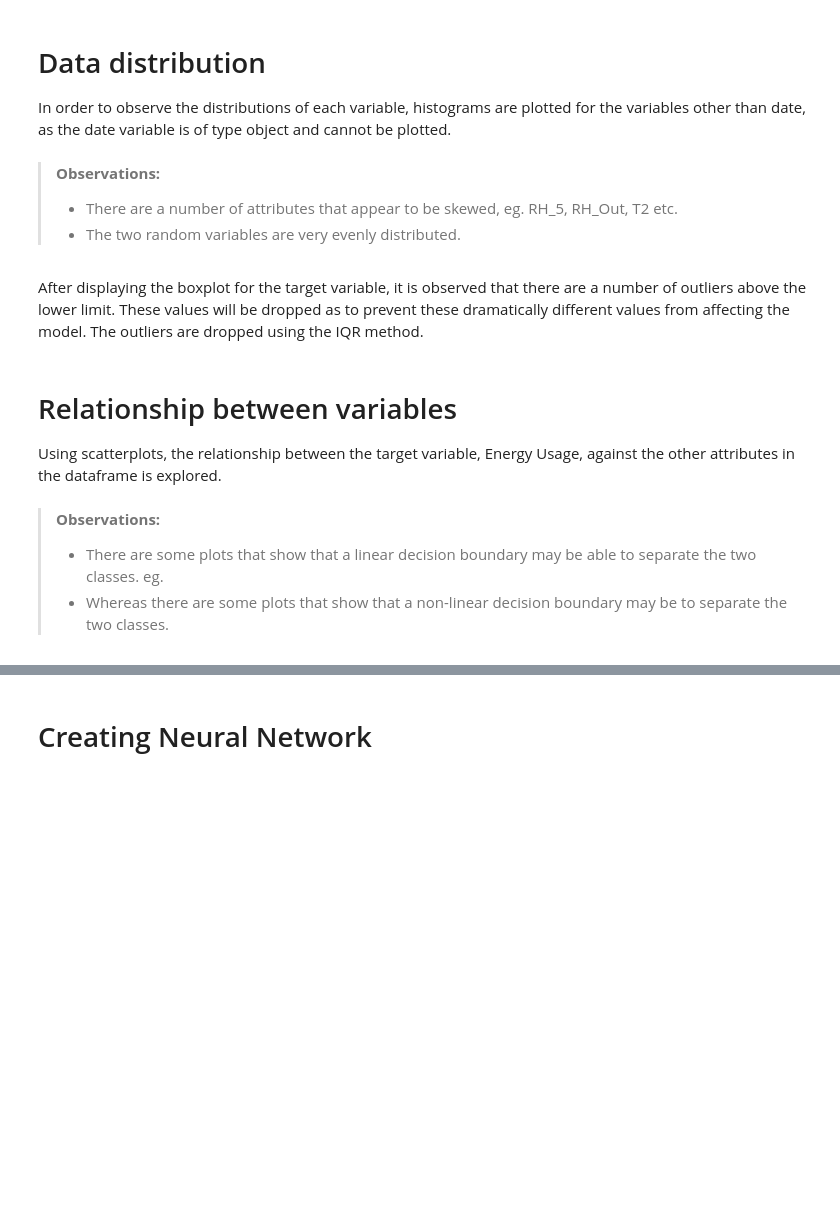
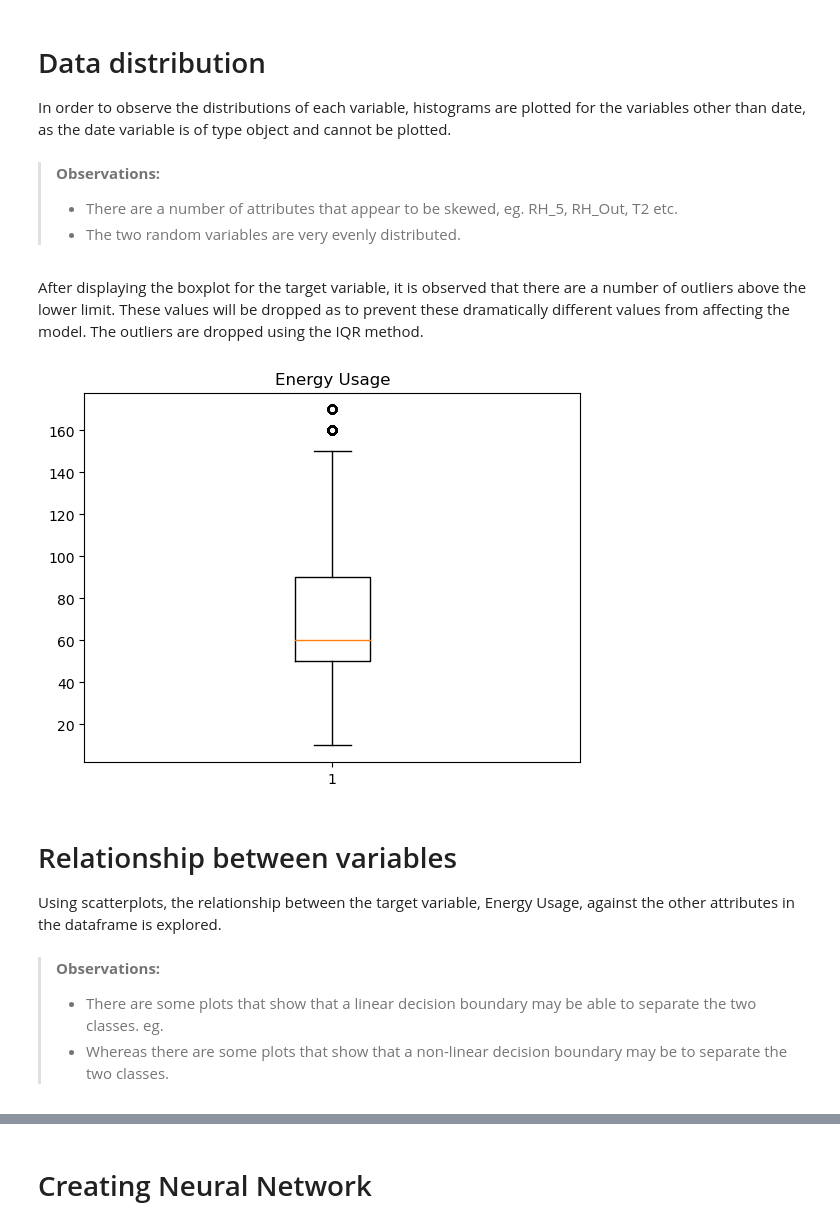
Before and after one commit to packofgum601/MachineLearningA2, a Jupyter notebook: assignment2.ipynb, the cells around one changed output, grey strips where cells are left out. Cells and saved outputs as stored; diff of their text form; code cells hidden in the pictures; blank space fills up the shorter version.

```diff
--- a/assignment2.ipynb
+++ b/assignment2.ipynb
@@ -47,6 +82,7 @@ for i, column in enumerate(columns):
     plt.tight_layout()
 # %% [markdown]
 > **Observations:**
+>
 > - There are a number of attributes that appear to be skewed, eg. RH_5, RH_Out, T2 etc.
 > - The two random variables are very evenly distributed.
 # %%
@@ -57,22 +93,27 @@ plt.show()
 # %% [markdown]
 After displaying the boxplot for the target variable, it is observed that there are a number of outliers above the lower limit. These values will be dropped as to prevent these dramatically different values from affecting the model. The outliers are dropped using the IQR method.
 # %%
-#get the quantiles and IQR
-q1 = energyUse_df['TARGET_energy'].quantile(0.25)
-q3 = energyUse_df['TARGET_energy'].quantile(0.75)
-IQR = q3-q1
+# get the quantiles and IQR
+q1 = energyUse_df["TARGET_energy"].quantile(0.25)
+q3 = energyUse_df["TARGET_energy"].quantile(0.75)
+IQR = q3 - q1
 
-#calculate lower and upper limits
-lowerLimit = q1 - (1.5*IQR)
-upperLimit = q3 + (1.5*IQR)
+# calculate lower and upper limits
+lowerLimit = q1 - (1.5 * IQR)
+upperLimit = q3 + (1.5 * IQR)
 
-#get rid of rows with outliers from the dataframe
-energyUse_df = energyUse_df.loc[(energyUse_df['TARGET_energy'] > lowerLimit) & (energyUse_df['TARGET_energy'] < upperLimit)]
+# get rid of rows with outliers from the dataframe
+energyUse_df = energyUse_df.loc[
+    (energyUse_df["TARGET_energy"] > lowerLimit)
+    & (energyUse_df["TARGET_energy"] < upperLimit)
+]
 
-#display boxplot without outliers
-plt.boxplot(energyUse_df['TARGET_energy'])
-plt.title('Energy Usage')
+# display boxplot without outliers
+plt.boxplot(energyUse_df["TARGET_energy"])
+plt.title("Energy Usage")
 plt.show()
+# %% [output]
+[figure, added]
 # %%
 energyUse_df.shape
 # %% [markdown]
@@ -101,6 +143,7 @@ g.map(sns.scatterplot)
 plt.show()
 # %% [markdown]
 > **Observations:**
+>
 > - There are some plots that show that a linear decision boundary may be able to separate the two classes. eg.
 > - Whereas there are some plots that show that a non-linear decision boundary may be to separate the two classes.
 # %%
```
Also changed, not shown: parts of 34 cells of this notebook, 1 other file.
